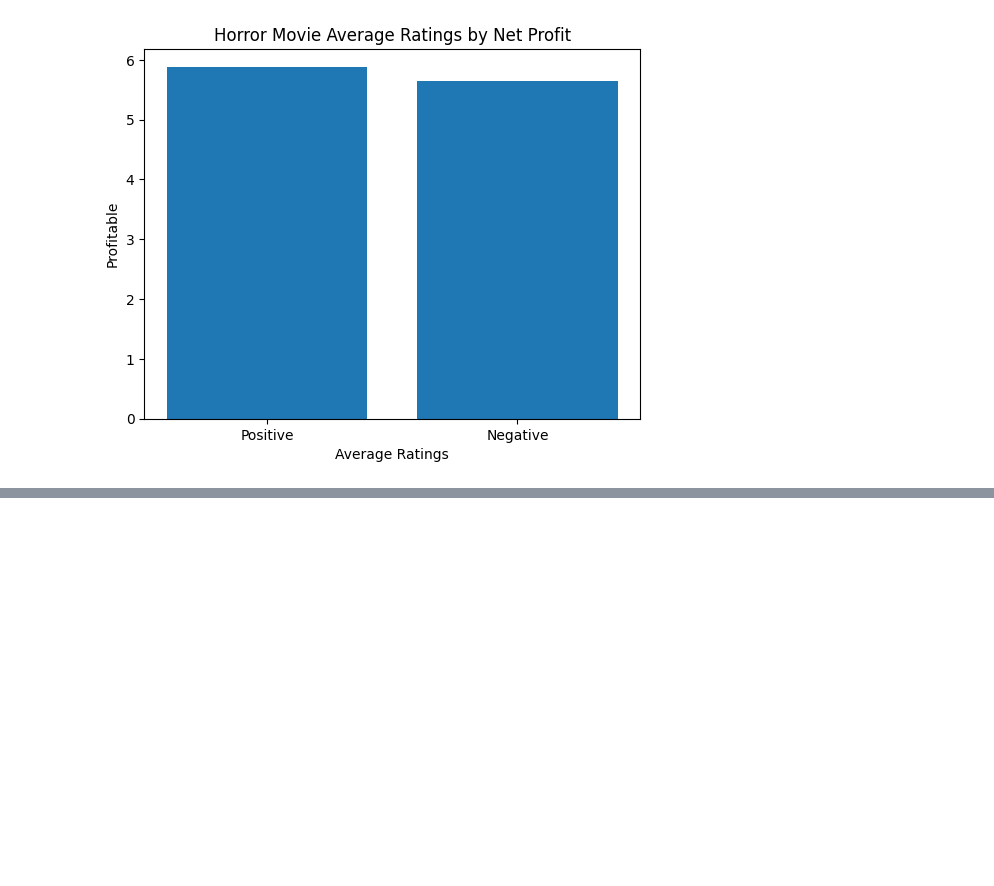
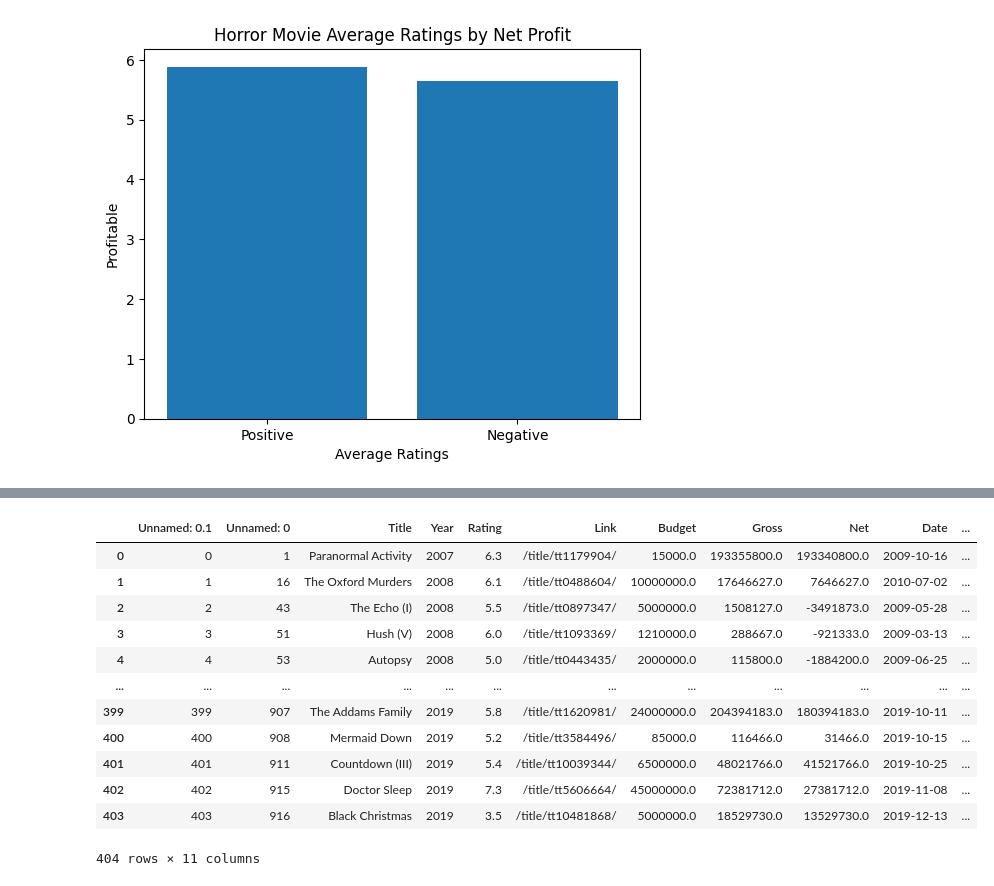
Before and after one commit to XinLiGitHub/imdbhorrorscraper, a Jupyter notebook: imdb_horror_graphs.ipynb, the cells around one changed output, grey strips where cells are left out. Saved outputs shown, nothing was run; the diff lists cells and outputs as text; code cells hidden in the pictures; blank space fills up the shorter version.

```diff
--- a/imdb_horror_graphs.ipynb
+++ b/imdb_horror_graphs.ipynb
@@ -123,0 +125,16 @@ plt.show()
+# %%
+df2
+# %% [output]
+|  | Unnamed: 0.1 | Unnamed: 0 | Title | Year | Rating | Link | Budget | Gross | Net | Date | ... |
+| 0 | 0 | 1 | Paranormal Activity | 2007 | 6.3 | /title/tt1179904/ | 15000.0 | 193355800.0 | 193340800.0 | 2009-10-16 | ... |
+| 1 | 1 | 16 | The Oxford Murders | 2008 | 6.1 | /title/tt0488604/ | 10000000.0 | 17646627.0 | 7646627.0 | 2010-07-02 | ... |
+| 2 | 2 | 43 | The Echo (I) | 2008 | 5.5 | /title/tt0897347/ | 5000000.0 | 1508127.0 | -3491873.0 | 2009-05-28 | ... |
+| 3 | 3 | 51 | Hush (V) | 2008 | 6.0 | /title/tt1093369/ | 1210000.0 | 288667.0 | -921333.0 | 2009-03-13 | ... |
+| 4 | 4 | 53 | Autopsy | 2008 | 5.0 | /title/tt0443435/ | 2000000.0 | 115800.0 | -1884200.0 | 2009-06-25 | ... |
+| ... | ... | ... | ... | ... | ... | ... | ... | ... | ... | ... | ... |
+| 399 | 399 | 907 | The Addams Family | 2019 | 5.8 | /title/tt1620981/ | 24000000.0 | 204394183.0 | 180394183.0 | 2019-10-11 | ... |
+| 400 | 400 | 908 | Mermaid Down | 2019 | 5.2 | /title/tt3584496/ | 85000.0 | 116466.0 | 31466.0 | 2019-10-15 | ... |
+| 401 | 401 | 911 | Countdown (III) | 2019 | 5.4 | /title/tt10039344/ | 6500000.0 | 48021766.0 | 41521766.0 | 2019-10-25 | ... |
+| 402 | 402 | 915 | Doctor Sleep | 2019 | 7.3 | /title/tt5606664/ | 45000000.0 | 72381712.0 | 27381712.0 | 2019-11-08 | ... |
+| 403 | 403 | 916 | Black Christmas | 2019 | 3.5 | /title/tt10481868/ | 5000000.0 | 18529730.0 | 13529730.0 | 2019-12-13 | ... |
+404 rows × 11 columns
```
Also changed, not shown: parts of 2 cells of this notebook.
